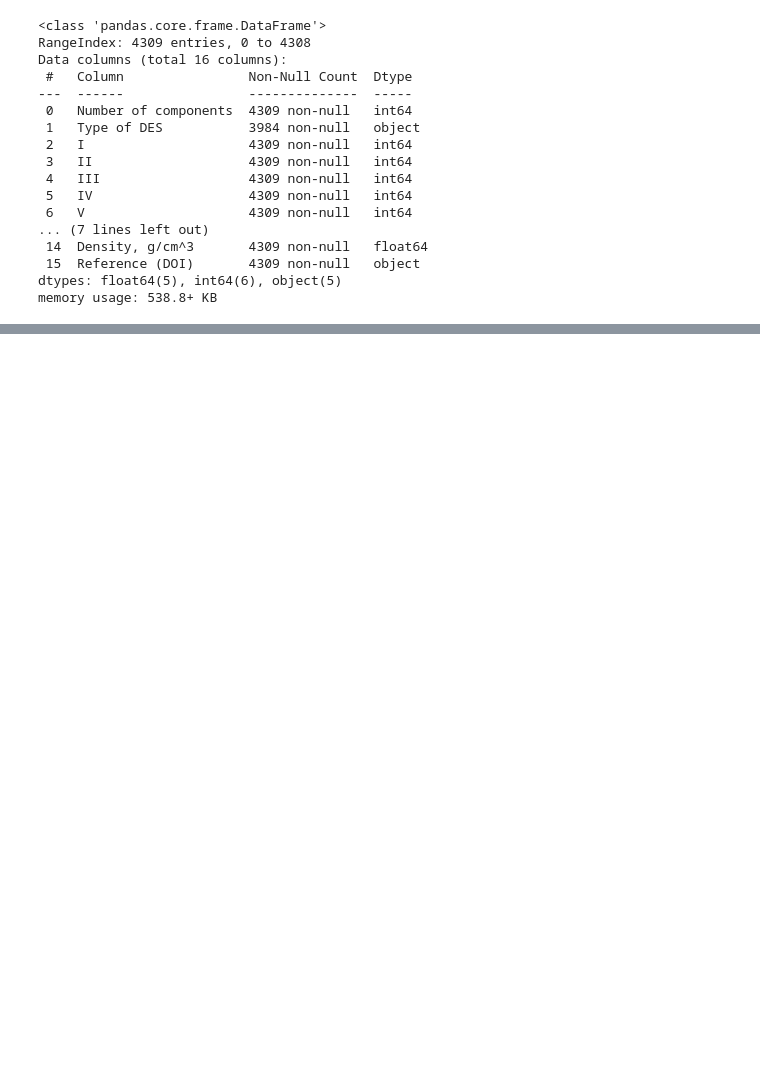
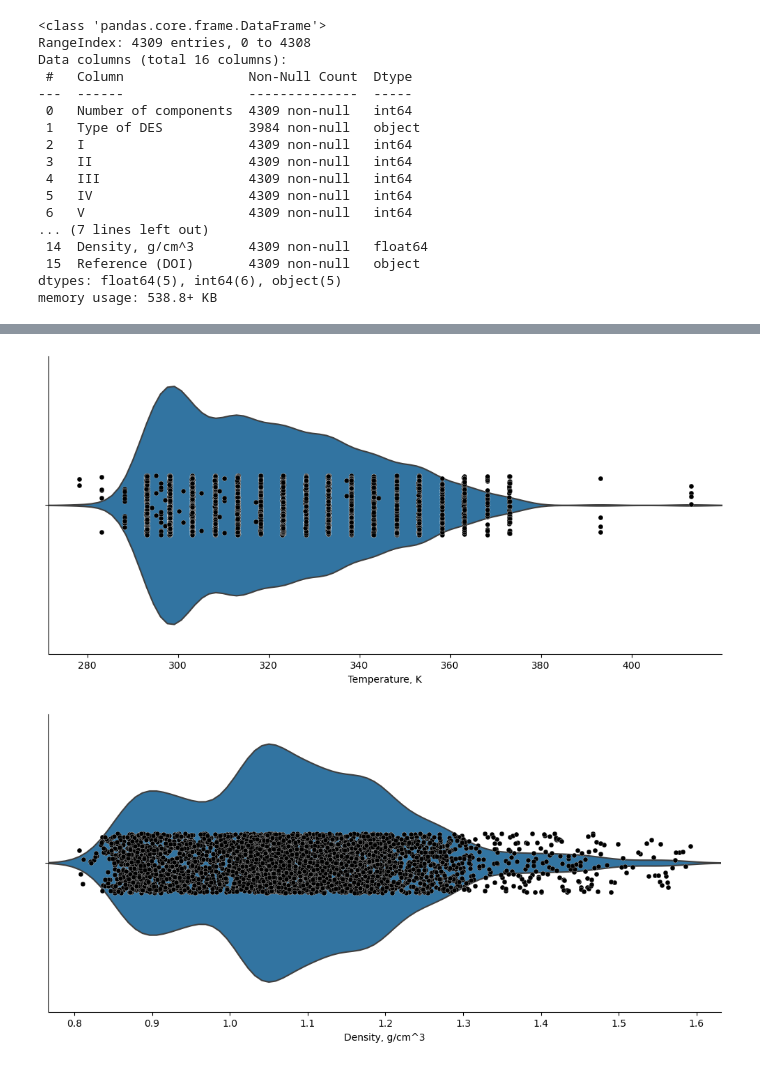
Before and after one commit to meteora142/Ecoteam, a Jupyter notebook: scripts/EcoteamProject.ipynb, the cells around one changed output, grey strips where cells are left out. Drawn from its saved outputs; the diff is of its cells as text; code cells hidden in the pictures; blank space fills up the shorter version.

Commit message:
added plots and final db

```diff
--- a/scripts/EcoteamProject.ipynb
+++ b/scripts/EcoteamProject.ipynb
@@ -153,0 +201,25 @@ final_dataset.head(5)
+# %%
+df = pd.read_csv(r'C:\Users\user\Ecoteam-main\files\Final.csv')
+df.drop(['Unnamed: 0', ], axis=1, inplace=True)
+# %%
+some_columns = ['Temperature, K', 'Density, g/cm^3']
+for i in some_columns:
+  try:
+    g = sns.catplot(
+        x=i,
+        data=df,
+        aspect=2,
+        inner=None,
+        kind='violin')
+    sns.stripplot(
+      x=f'{i}',
+      data=df,
+      color='k',
+      linewidth=0.2,
+      edgecolor='white',
+      ax=g.ax);
+  except:
+    print(f'Ошибка в {i}')
+# %% [output]
+[figure, added]
+[figure, added]
```
Also changed, not shown: parts of 7 cells of this notebook, 1 other file.
